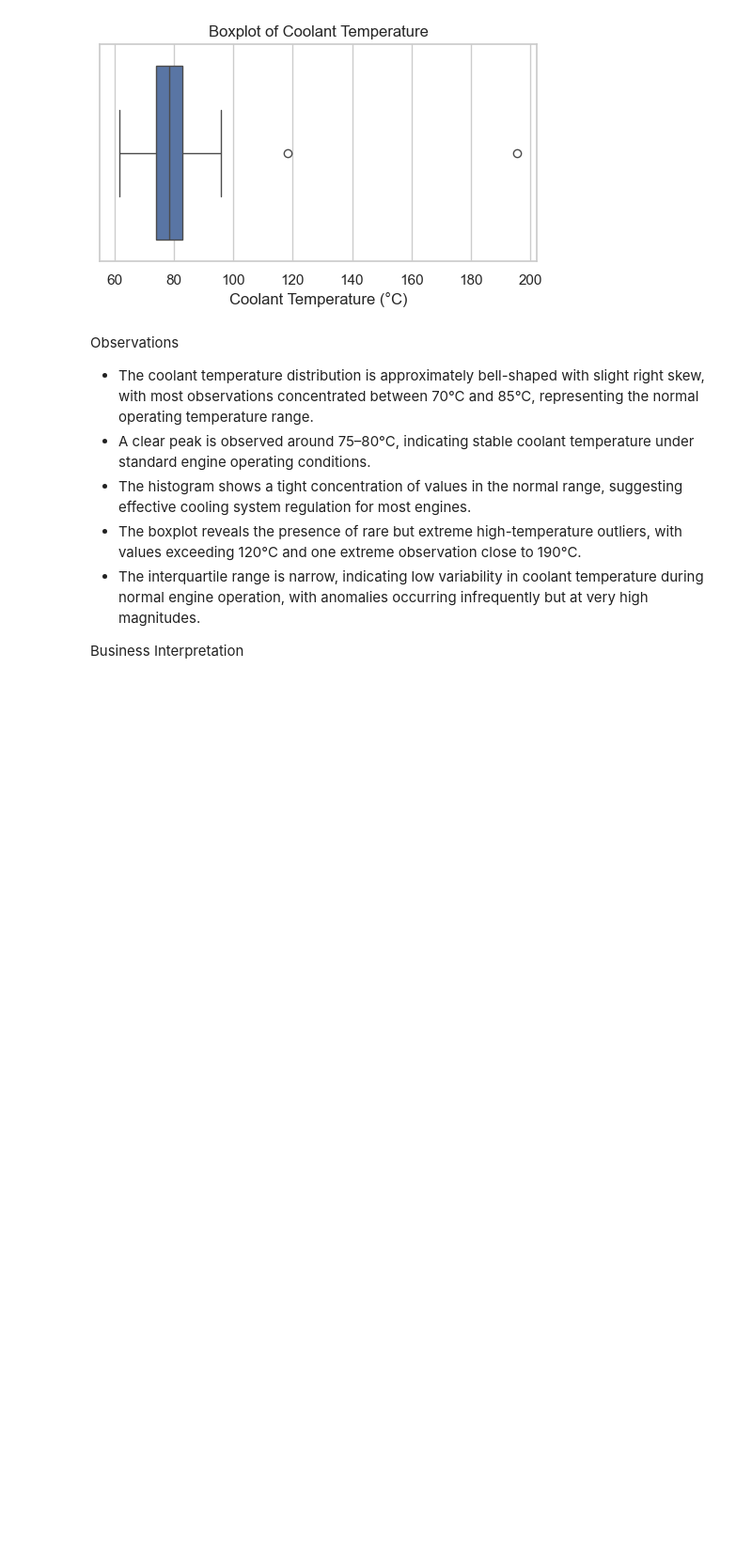
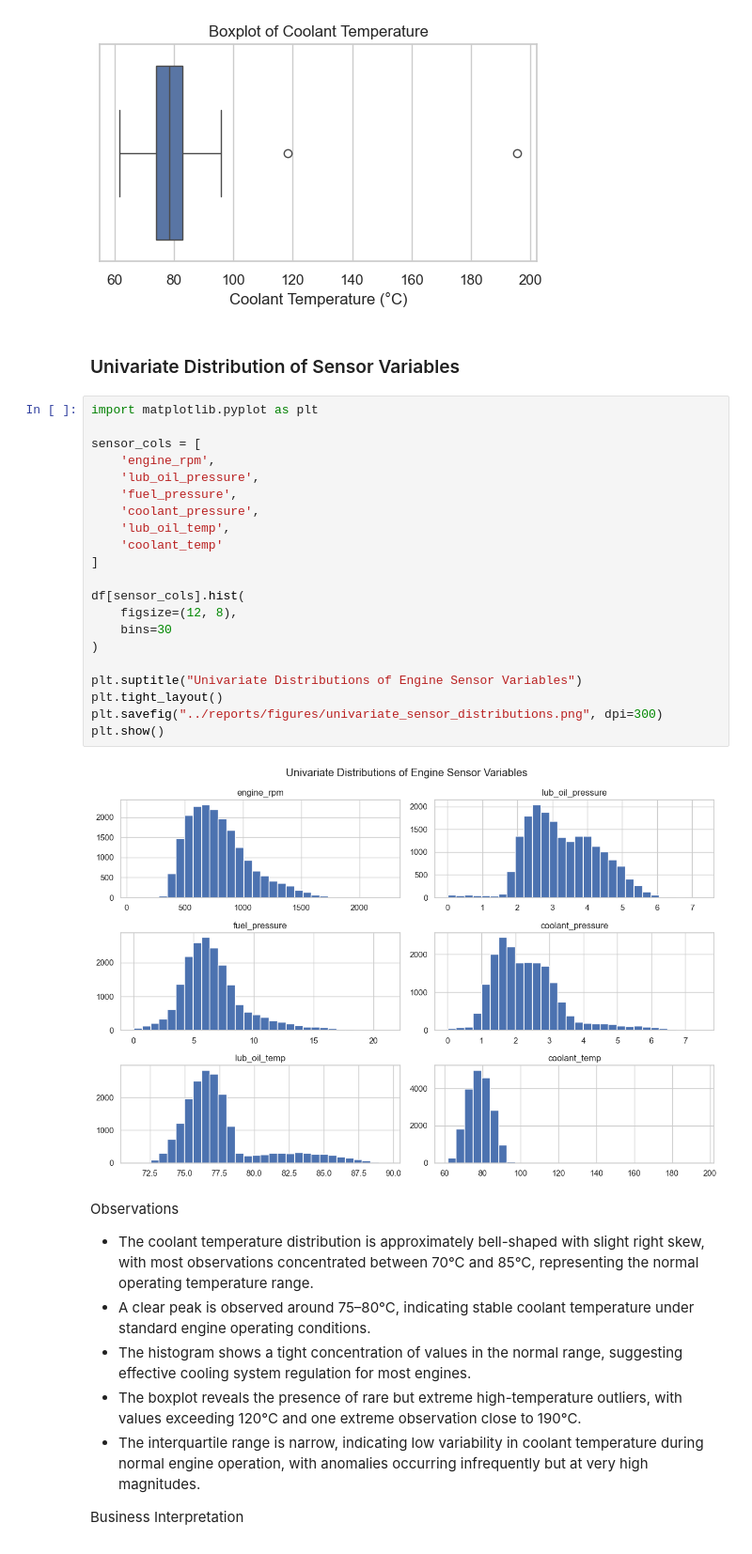
Before and after one commit to siddmkrj/predictive_maintenance, a Jupyter notebook: notebooks/predictive_maintenance.ipynb, the cells around one changed output. Shown at 94% size. Saved outputs shown, nothing was run; the diff lists cells and outputs as text; blank space fills up the shorter version.

```diff
--- a/notebooks/predictive_maintenance.ipynb
+++ b/notebooks/predictive_maintenance.ipynb
@@ -472,6 +503,31 @@ plt.xlabel("Coolant Temperature (°C)")
 plt.show()
 # %% [output]
 [figure]
+# %% [markdown]
+### Univariate Distribution of Sensor Variables
+# %%
+import matplotlib.pyplot as plt
+
+sensor_cols = [
+    'engine_rpm',
+    'lub_oil_pressure',
+    'fuel_pressure',
+    'coolant_pressure',
+    'lub_oil_temp',
+    'coolant_temp'
+]
+
+df[sensor_cols].hist(
+    figsize=(12, 8),
+    bins=30
+)
+
+plt.suptitle("Univariate Distributions of Engine Sensor Variables")
+plt.tight_layout()
+plt.savefig("../reports/figures/univariate_sensor_distributions.png", dpi=300)
+plt.show()
+# %% [output]
+[figure, added]
 # %% [markdown]
 Observations
 
```
Also changed, not shown: parts of 5 cells of this notebook, 6 other files.
